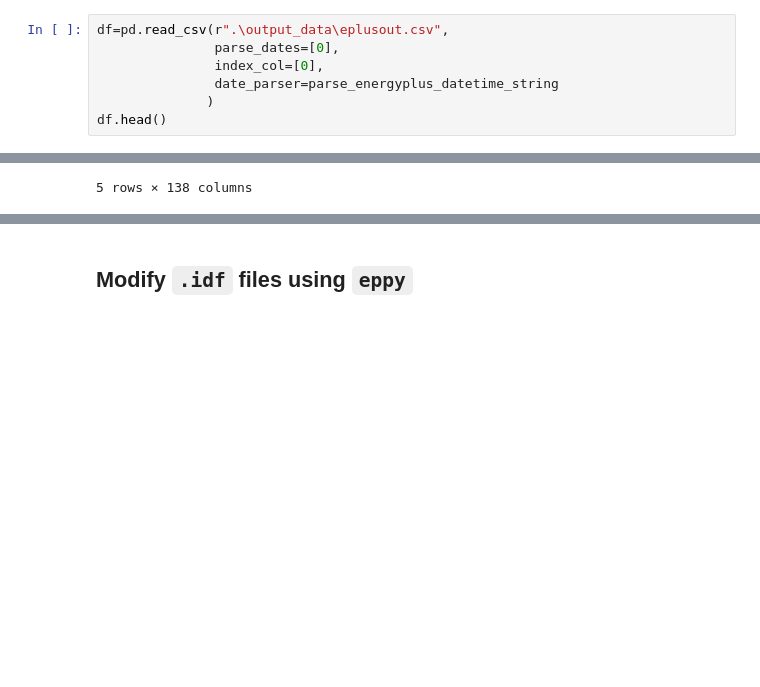
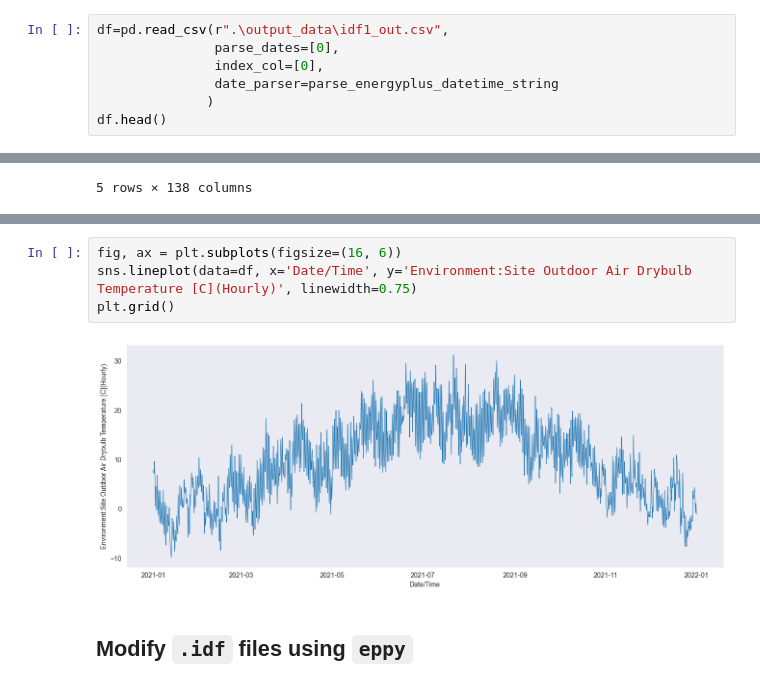
Before and after one commit to JamilMaj/REHO, a Jupyter notebook: EnergyPlus/eppy_pandas.ipynb, the cells around one changed output, grey strips where cells are left out. Saved outputs shown, nothing was run; the diff lists cells and outputs as text; blank space fills up the shorter version.

```diff
--- a/EnergyPlus/eppy_pandas.ipynb
+++ b/EnergyPlus/eppy_pandas.ipynb
@@ -85,7 +84,7 @@ def parse_energyplus_datetime_string(st, year=2021):
         dt+=pd.Timedelta('1 day')
     return dt
 # %%
-df=pd.read_csv(r".\output_data\eplusout.csv",
+df=pd.read_csv(r".\output_data\idf1_out.csv",
                parse_dates=[0],
                index_col=[0],
                date_parser=parse_energyplus_datetime_string
@@ -103,3 +113,9 @@ df.head()
+# %%
+fig, ax = plt.subplots(figsize=(16, 6))
+sns.lineplot(data=df, x='Date/Time', y='Environment:Site Outdoor Air Drybulb Temperature [C](Hourly)', linewidth=0.75)
+plt.grid()
+# %% [output]
+[figure, added]
 # %% [markdown]
 ## Modify `.idf` files using `eppy`
 # %% [markdown]
```
Also changed, not shown: parts of 23 cells of this notebook.
